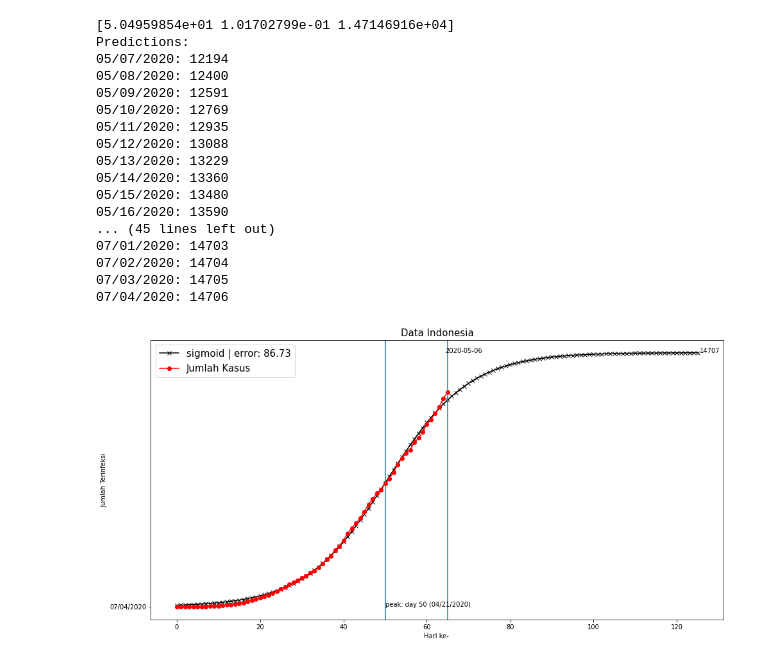
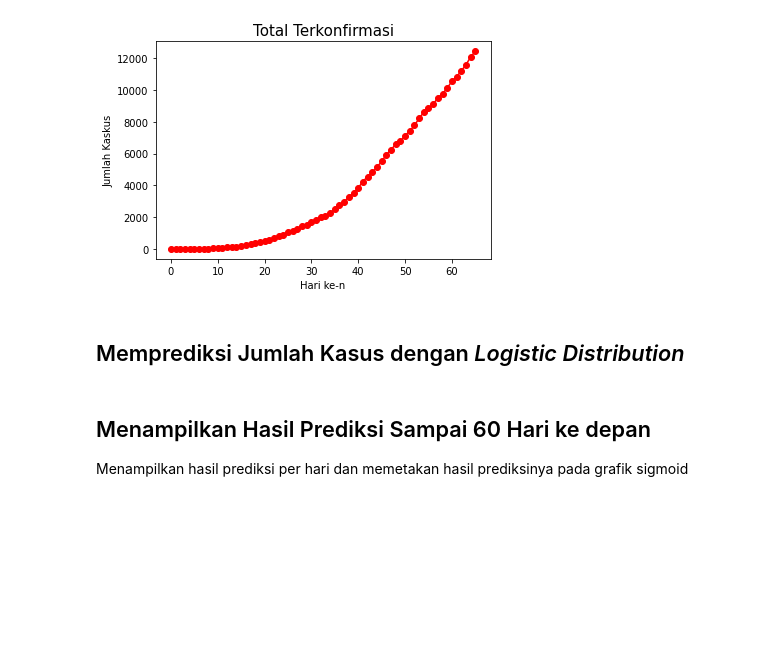
Before and after one commit to Vidi005/COVID-19-Prediciton-Indonesia, a Jupyter notebook: COVID_19_Prediciton_Indonesia.ipynb, the cells around one changed output. Saved outputs shown, nothing was run; the diff lists cells and outputs as text; code cells hidden in the pictures; blank space fills up the shorter version.

```diff
--- a/COVID_19_Prediciton_Indonesia.ipynb
+++ b/COVID_19_Prediciton_Indonesia.ipynb
@@ -58 +58,11 @@ plt.show()
+# %%
+plt.plot(data.aggregate("Jumlah Kasus",axis=0), marker="o", color="red")
+plt.xlabel("Hari ke-n")
+plt.ylabel("Jumlah Kaskus")
+plt.title("Total Terkonfirmasi", size=15)
+plt.show()
+# %% [output]
+[figure, added]
+# %% [markdown]
+## Memprediksi Jumlah Kasus dengan *Logistic Distribution*
 # %%
@@ -109,25 +112,5 @@ def plot_predict(stat, future_days):
     plt.show()
-# %%
-# See the results for different countries
-#plot_predict("Mainland China", "confirm", 10)
-#plot_predict("South Korea", "confirm", 10)
-plot_predict("Jumlah Kasus", 60)
-# %% [output]
-[5.04959854e+01 1.01702799e-01 1.47146916e+04]
-Predictions:
-05/07/2020: 12194
-05/08/2020: 12400
-05/09/2020: 12591
-05/10/2020: 12769
-05/11/2020: 12935
-05/12/2020: 13088
-05/13/2020: 13229
-05/14/2020: 13360
-05/15/2020: 13480
-05/16/2020: 13590
-... (45 lines left out)
-07/01/2020: 14703
-07/02/2020: 14704
-07/03/2020: 14705
-07/04/2020: 14706
-[figure, removed]
+# %% [markdown]
+## Menampilkan Hasil Prediksi Sampai 60 Hari ke depan
+
+Menampilkan hasil prediksi per hari dan memetakan hasil prediksinya pada grafik sigmoid
```
Also changed, not shown: parts of 10 cells of this notebook.
